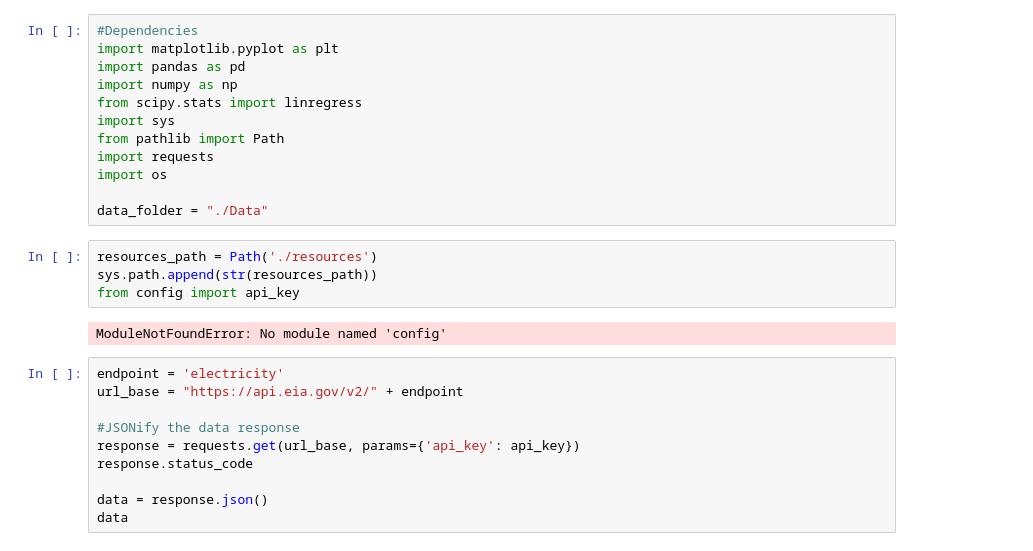
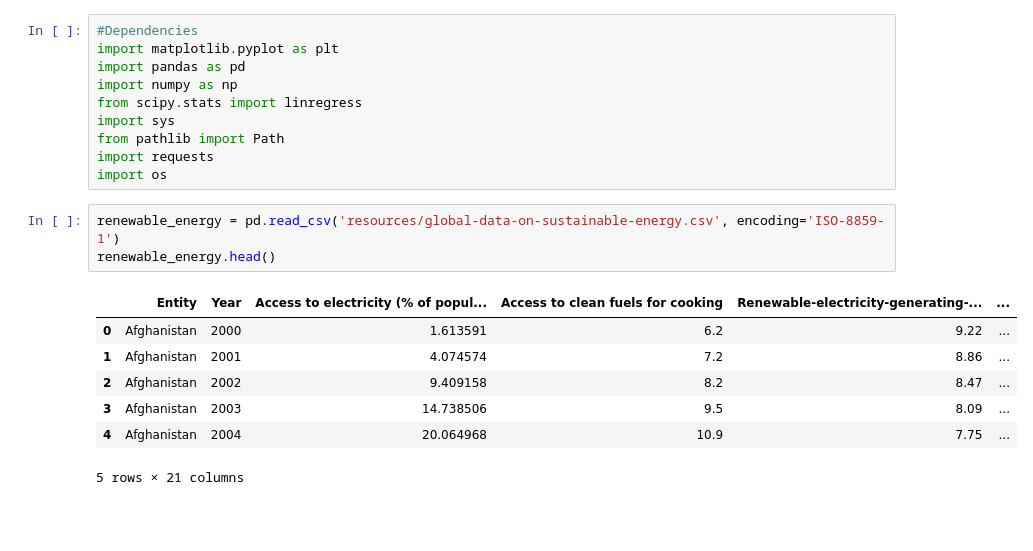
Before and after one commit to heatherrichardson300/Project_1_Inflation, a Jupyter notebook: Jeremy_work/renewable_energy_transition.ipynb, the cells around one changed output. Saved outputs shown, nothing was run; the diff lists cells and outputs as text; blank space fills up the shorter version.

```diff
--- a/Jeremy_work/renewable_energy_transition.ipynb
+++ b/Jeremy_work/renewable_energy_transition.ipynb
@@ -8,21 +8,14 @@ import sys
 from pathlib import Path
 import requests
 import os
-
-data_folder = "./Data"
-# %%
-resources_path = Path('./resources')
-sys.path.append(str(resources_path))
-from config import api_key
-# %% [output]
-ModuleNotFoundError: No module named 'config'
-# %%
-endpoint = 'electricity'
-url_base = "https://api.eia.gov/v2/" + endpoint
-
-#JSONify the data response
-response = requests.get(url_base, params={'api_key': api_key})
-response.status_code
-
-data = response.json()
-data
+# %%
+renewable_energy = pd.read_csv('resources/global-data-on-sustainable-energy.csv', encoding='ISO-8859-1')
+renewable_energy.head()
+# %% [output]
+|  | Entity | Year | Access to electricity (% of popul... | Access to clean fuels for cooking | Renewable-electricity-generating-... | ... |
+| 0 | Afghanistan | 2000 | 1.613591 | 6.2 | 9.22 | ... |
+| 1 | Afghanistan | 2001 | 4.074574 | 7.2 | 8.86 | ... |
+| 2 | Afghanistan | 2002 | 9.409158 | 8.2 | 8.47 | ... |
+| 3 | Afghanistan | 2003 | 14.738506 | 9.5 | 8.09 | ... |
+| 4 | Afghanistan | 2004 | 20.064968 | 10.9 | 7.75 | ... |
+5 rows × 21 columns
```
Also changed, not shown: parts of 6 cells of this notebook, 1 other file.
